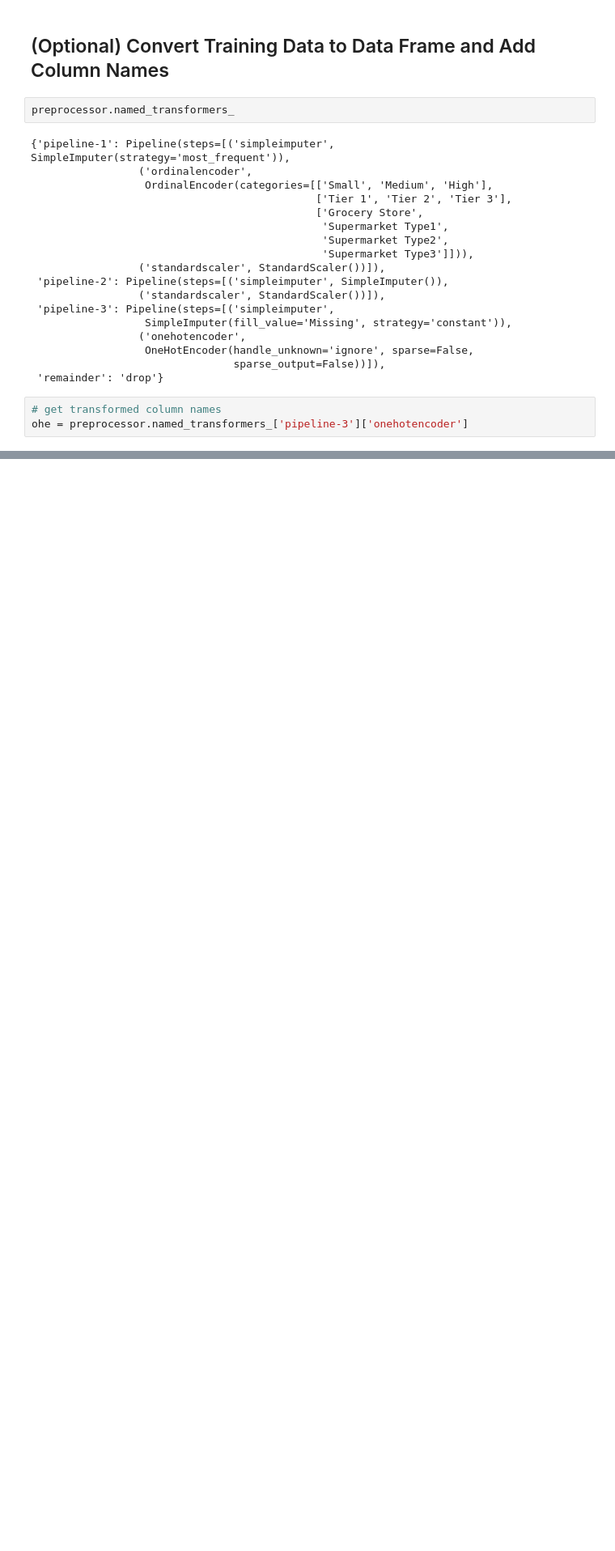
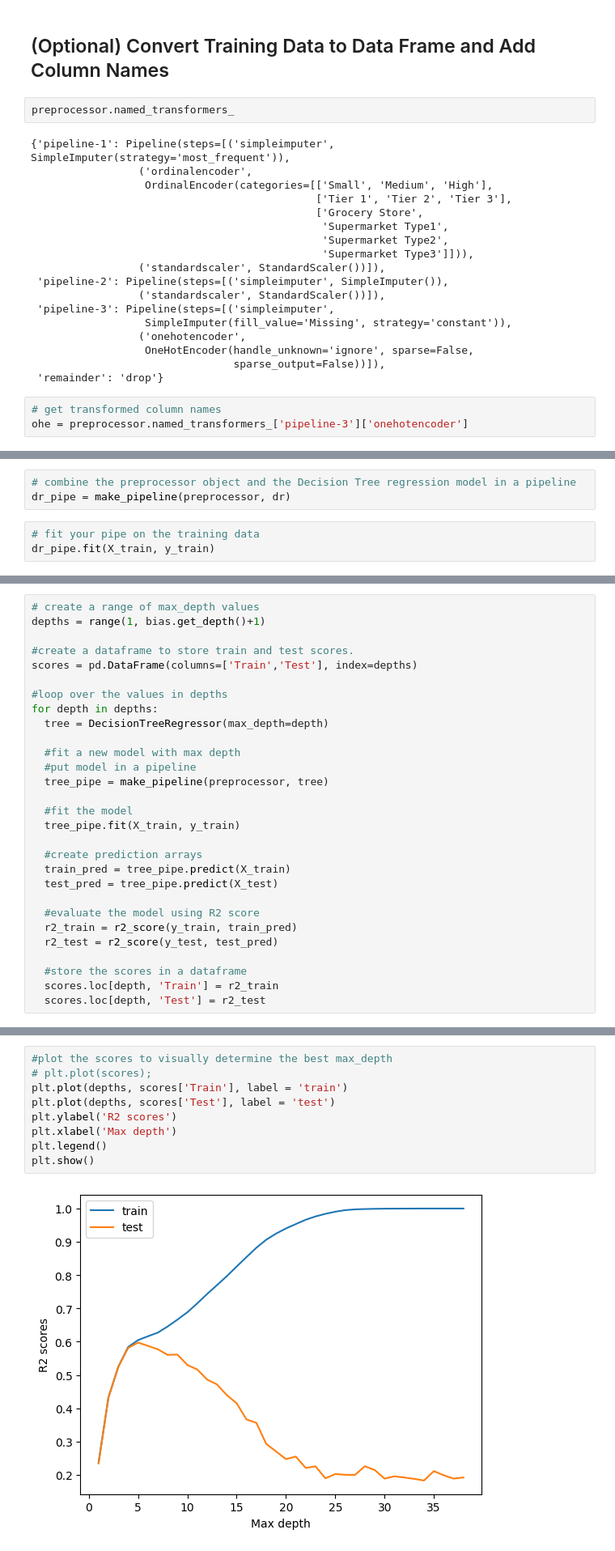
Before and after one commit to maricelandal/food-sales-predictions, a Jupyter notebook: food_sales_prediction.ipynb, the cells around one changed output, grey strips where cells are left out. Shown: that part at 81% size. Saved outputs shown, nothing was run; the diff lists cells and outputs as text; blank space fills up the shorter version.

```diff
--- a/food_sales_prediction.ipynb
+++ b/food_sales_prediction.ipynb
@@ -1094,0 +1243,6 @@ memory usage: 71.8 MB
+# %%
+# combine the preprocessor object and the Decision Tree regression model in a pipeline
+dr_pipe = make_pipeline(preprocessor, dr)
+# %%
+# fit your pipe on the training data
+dr_pipe.fit(X_train, y_train)
@@ -1094,0 +1392,29 @@ memory usage: 71.8 MB
+# %%
+# create a range of max_depth values
+depths = range(1, bias.get_depth()+1)
+
+#create a dataframe to store train and test scores.
+scores = pd.DataFrame(columns=['Train','Test'], index=depths)
+
+#loop over the values in depths
+for depth in depths:
+  tree = DecisionTreeRegressor(max_depth=depth)
+
+  #fit a new model with max depth
+  #put model in a pipeline
+  tree_pipe = make_pipeline(preprocessor, tree)
+
+  #fit the model
+  tree_pipe.fit(X_train, y_train)
+
+  #create prediction arrays
+  train_pred = tree_pipe.predict(X_train)
+  test_pred = tree_pipe.predict(X_test)
+
+  #evaluate the model using R2 score
+  r2_train = r2_score(y_train, train_pred)
+  r2_test = r2_score(y_test, test_pred)
+
+  #store the scores in a dataframe
+  scores.loc[depth, 'Train'] = r2_train
+  scores.loc[depth, 'Test'] = r2_test
@@ -1094,0 +1442,11 @@ memory usage: 71.8 MB
+# %%
+#plot the scores to visually determine the best max_depth
+# plt.plot(scores);
+plt.plot(depths, scores['Train'], label = 'train')
+plt.plot(depths, scores['Test'], label = 'test')
+plt.ylabel('R2 scores')
+plt.xlabel('Max depth')
+plt.legend()
+plt.show()
+# %% [output]
+[figure, added]
```
Also changed, not shown: parts of 55 cells of this notebook.
